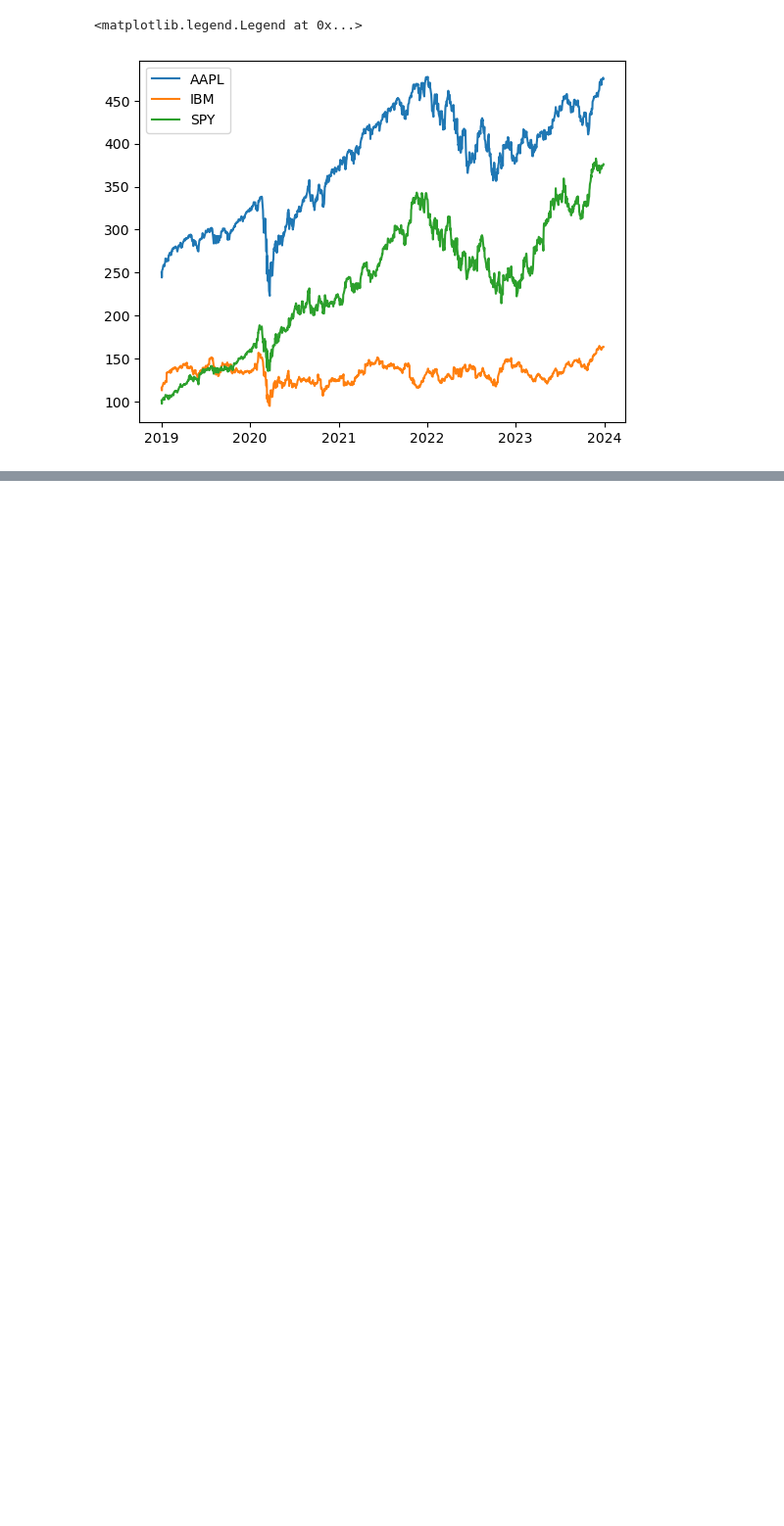
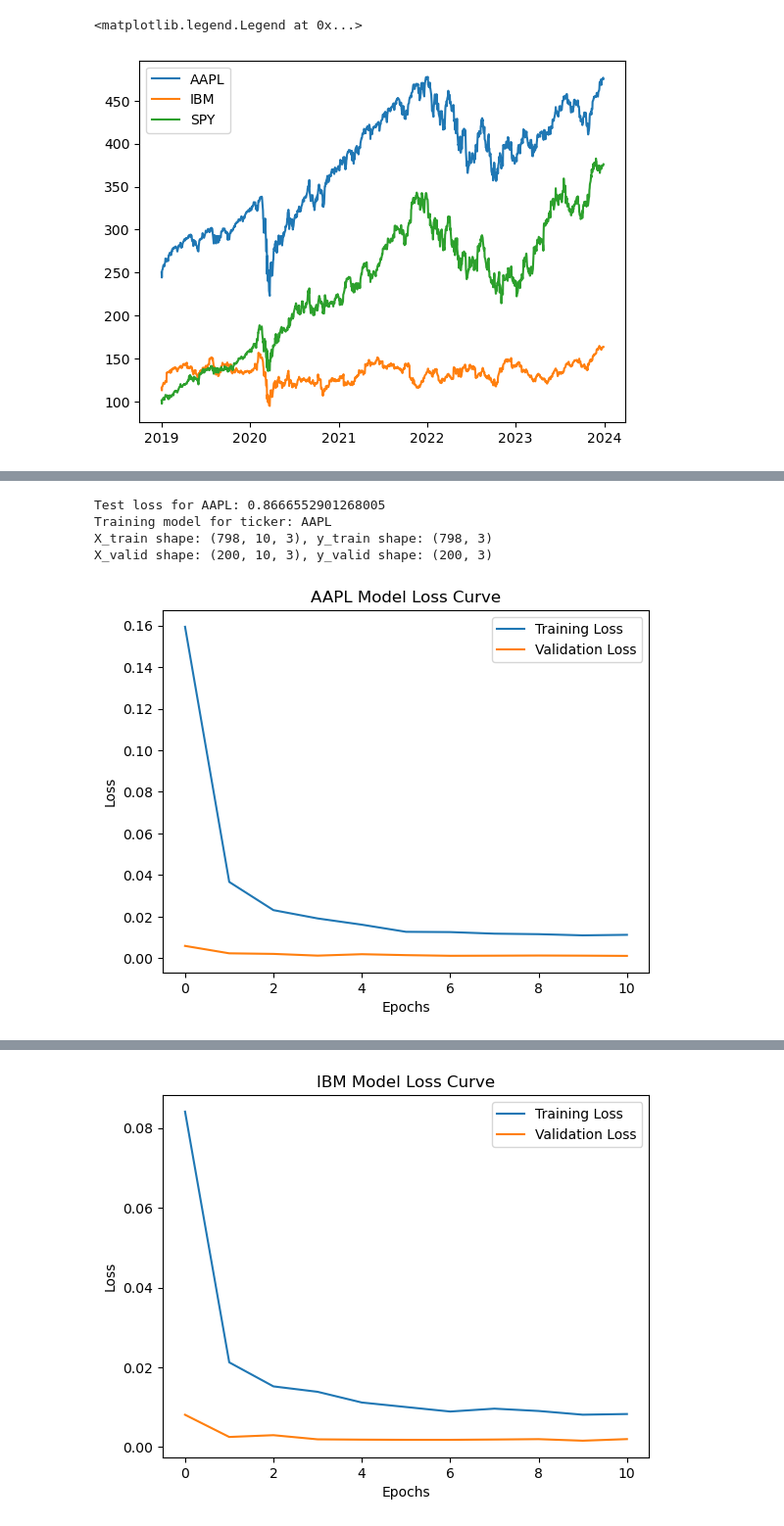
Before and after one commit to yshirai999/Erdos-project, a Jupyter notebook: RNN and RNN DO_test.ipynb, the cells around one changed output, grey strips where cells are left out. Shown at 98% size. Saved outputs shown, nothing was run; the diff lists cells and outputs as text; code cells hidden in the pictures; blank space fills up the shorter version.

```diff
--- a/RNN and RNN DO_test.ipynb
+++ b/RNN and RNN DO_test.ipynb
@@ -113,0 +64,20 @@ X_test: (750, 10, 5)
+# %%
+from sklearn.preprocessing import MinMaxScaler
+
+# The variables are already defined in CELL INDEX: 6, no need to redefine them
+#target = 'PRC'  # Define the target column
+
+for name, data in tickers:
+    data = data[features].dropna()
+
+    scalers[name] = MinMaxScaler()
+    data[features] = scalers[name].fit_transform(data[features])
+    ts[name] = data[features].values
+
+    X[name], y[name] = ts_split(ts[name])
+    split_ind[name] = int(X[name].shape[0] * 0.8)
+    X_train_full[name], y_train_full[name] = X[name][:split_ind[name]], y[name][:split_ind[name]]
+    X_test[name], y_test[name] = X[name][split_ind[name]:], y[name][split_ind[name]:]
+    split_ind_2[name] = int(X_train_full[name].shape[0] * 0.8)
+    X_train[name], y_train[name] = X_train_full[name][:split_ind_2[name]], y_train_full[name][:split_ind_2[name]]
+    X_valid[name], y_valid[name] = X_train_full[name][split_ind_2[name]:], y_train_full[name][split_ind_2[name]:]
@@ -113,0 +103,58 @@ X_test: (750, 10, 5)
+# %%
+from keras.models import Sequential
+from keras.layers import SimpleRNN, Dense, Dropout
+
+models = {}
+histories = {}
+
+for name in tickers.groups.keys():
+    # Determine input shape for the RNN (timesteps, features)
+    input_shape = (X_train[name].shape[1], X_train[name].shape[2])  # Assuming X_train is (samples, timesteps, features)
+    output_units = y_train[name].shape[1] if len(y_train[name].shape) > 1 else 1  # Determine number of output units
+
+    # Build RNN model
+    model = Sequential()
+    model.add(SimpleRNN(units=50, activation='relu', input_shape=input_shape))  # You can switch to LSTM or GRU if needed
+    model.add(Dropout(0.2))  # Add dropout for regularization
+    model.add(Dense(units=output_units))  # Output layer
+    model.compile(optimizer='adam', loss='mean_squared_error')  # Compile the model
+
+    y_train_values = y_train[name]  # Keep the y values without reshaping
+    y_valid_values = y_valid[name]  # Validation y values without reshaping
+    test_loss = model.evaluate(X_test[name], y_test[name], verbose=0)
+    print(f"Test loss for {name}: {test_loss}")
+
+    # X_train and X_valid are already correctly shaped for RNN (no need for reshaping here)
+    print(f"Training model for ticker: {name}")
+    print(f"X_train shape: {X_train[name].shape}, y_train shape: {y_train_values.shape}")
+    print(f"X_valid shape: {X_valid[name].shape}, y_valid shape: {y_valid_values.shape}")
+    early_stopping_cb = tf.keras.callbacks.EarlyStopping(patience=10,
+                                                min_delta=0.01,
+                                                restore_best_weights=True)
+    # Ensure X and y have matching number of samples
+    if len(X_train[name]) == len(y_train_values):
+        history = model.fit(X_train[name], y_train_values, epochs=20, batch_size=32,
+                            validation_data=(X_valid[name], y_valid_values),
+                            callbacks=[early_stopping_cb], verbose=0)
+        models[name] = model
+        histories[name] = history
+
+
+        # Plotting loss curves
+        plt.figure()
+        plt.plot(history.history['loss'], label='Training Loss')
+        plt.plot(history.history['val_loss'], label='Validation Loss')
+        plt.title(f"{name} Model Loss Curve")
+        plt.xlabel('Epochs')
+        plt.ylabel('Loss')
+        plt.legend()
+        plt.show()
+    else:
+        print(f"Data cardinality mismatch for {name}: X_train has {len(X_train[name])} samples, "
+              f"y_train has {len(y_train_values)} samples")
+# %% [output]
+Test loss for AAPL: 0.8666552901268005
+Training model for ticker: AAPL
+X_train shape: (798, 10, 3), y_train shape: (798, 3)
+X_valid shape: (200, 10, 3), y_valid shape: (200, 3)
+[figure, added]
@@ -113,0 +165 @@ X_test: (750, 10, 5)
+[figure, added]
```
Also changed, not shown: parts of 21 cells of this notebook.
